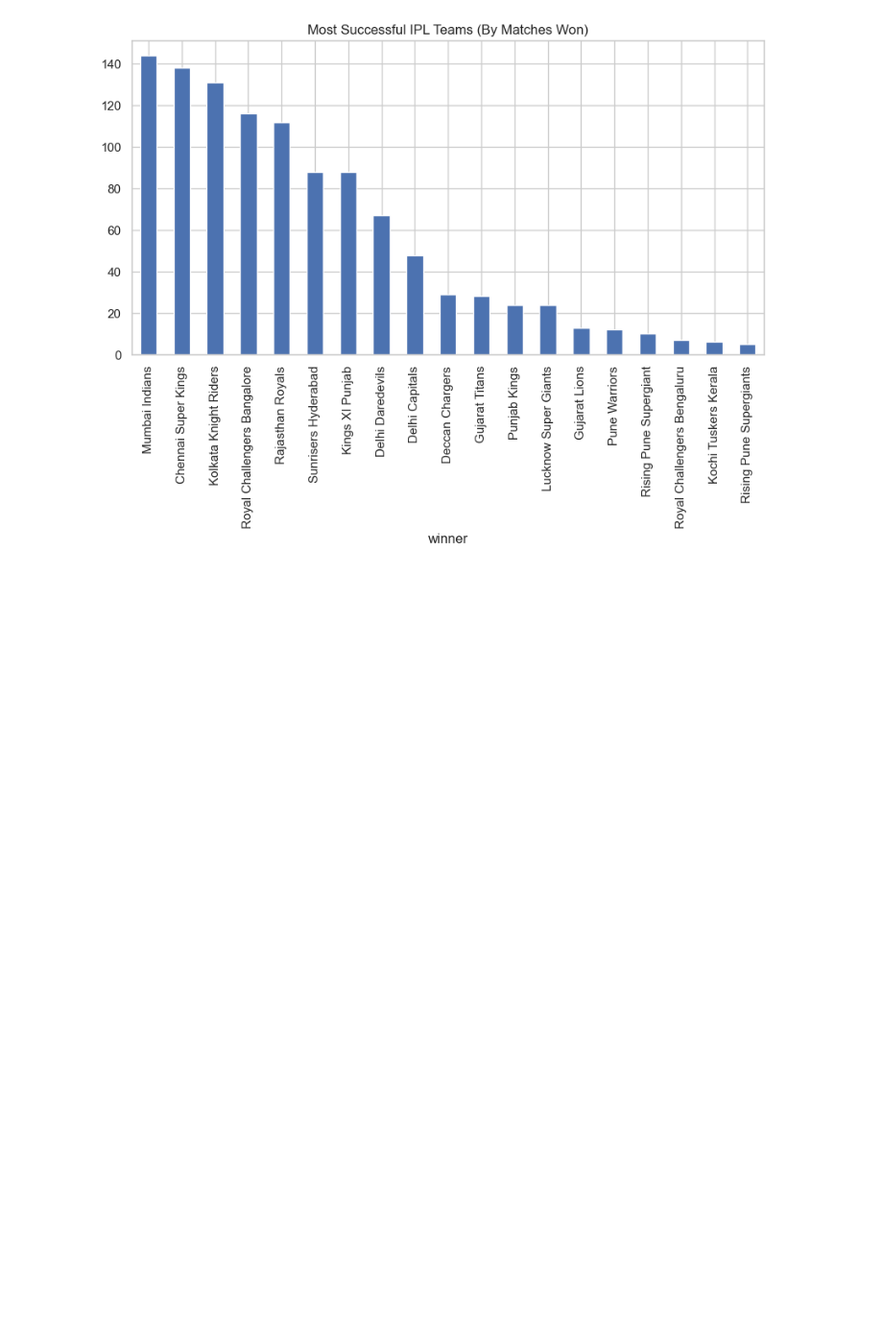
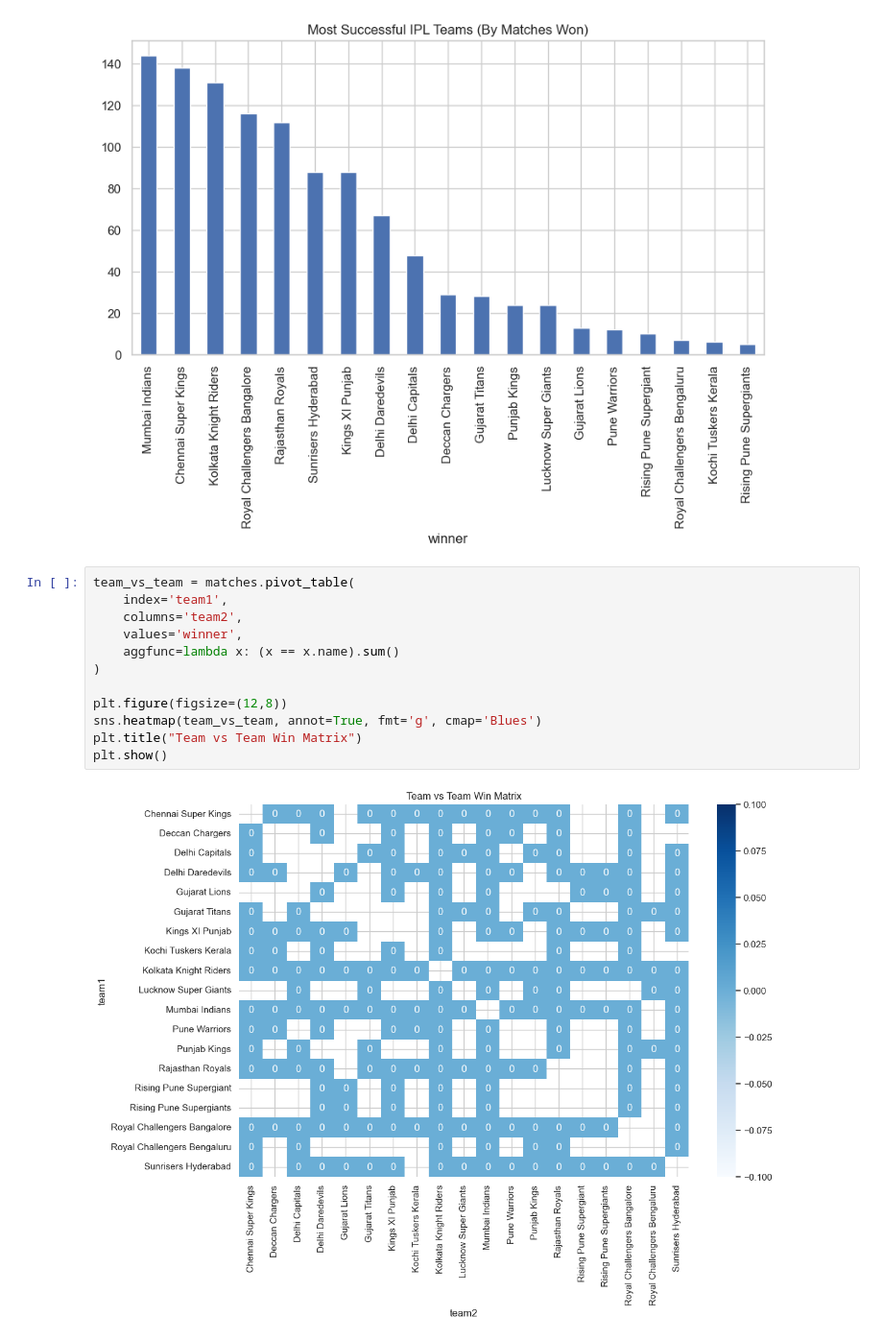
Before and after one commit to NishantTripathi21/IPL-analysis-ml-project, a Jupyter notebook: notebooks/01_eda.ipynb, the cells around one changed output. Shown: that part at 96% size. Drawn from its saved outputs; the diff is of its cells as text; blank space fills up the shorter version.

```diff
--- a/notebooks/01_eda.ipynb
+++ b/notebooks/01_eda.ipynb
@@ -155,3 +155,17 @@ plt.title("Most Successful IPL Teams (By Matches Won)")
 plt.show()
 # %% [output]
 [figure]
+# %%
+team_vs_team = matches.pivot_table(
+    index='team1',
+    columns='team2',
+    values='winner',
+    aggfunc=lambda x: (x == x.name).sum()
+)
+
+plt.figure(figsize=(12,8))
+sns.heatmap(team_vs_team, annot=True, fmt='g', cmap='Blues')
+plt.title("Team vs Team Win Matrix")
+plt.show()
+# %% [output]
+[figure, added]
```
Also changed, not shown: parts of 6 cells of this notebook, 5 other files.
